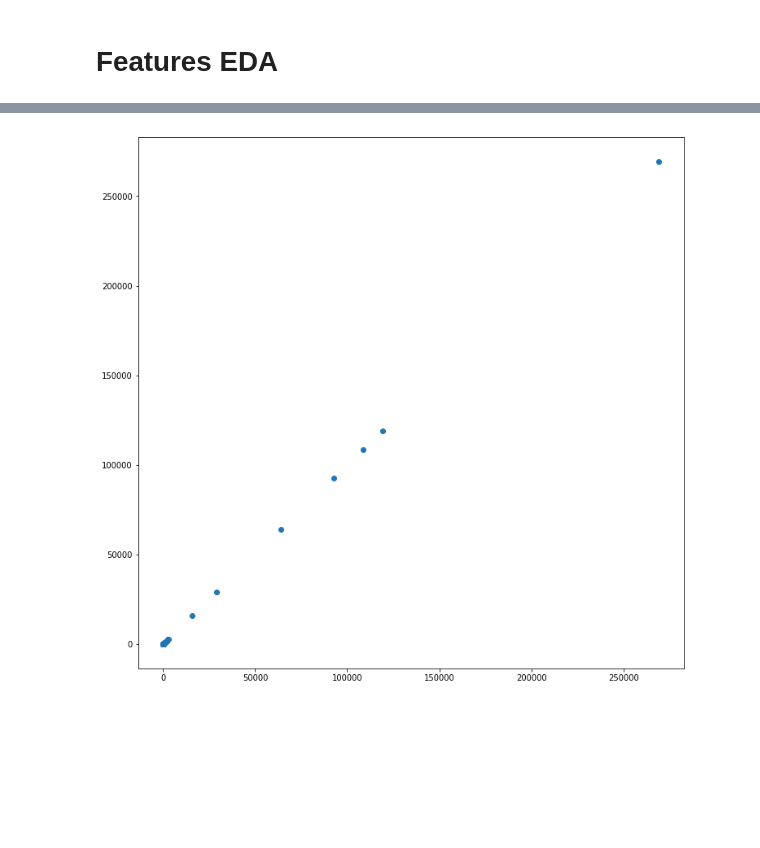
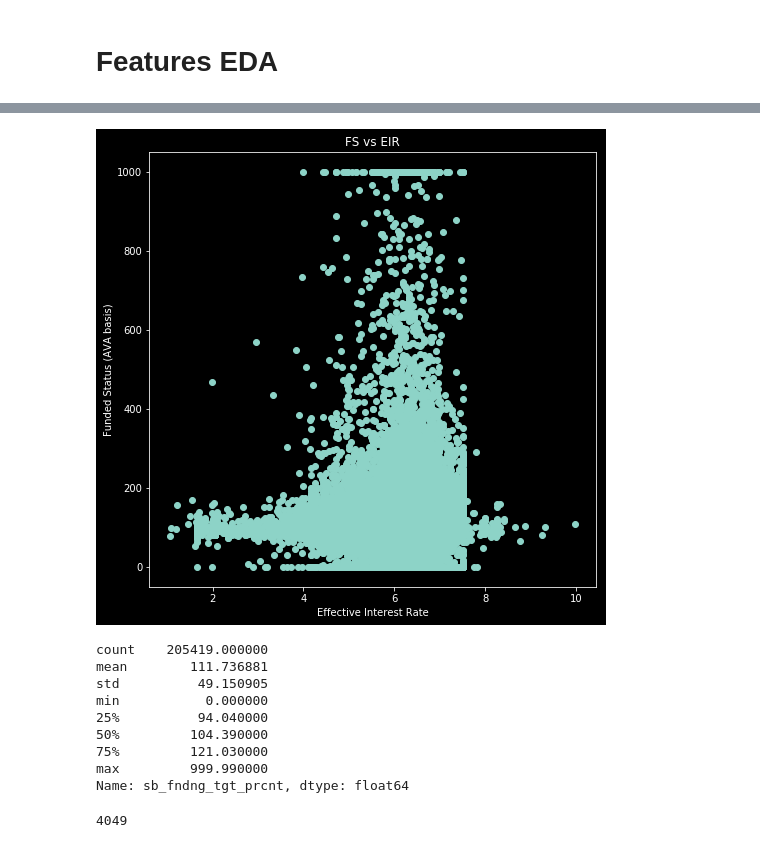
Before and after one commit to LindseyMoser/DSI_Capstone_B, a Jupyter notebook: 1_Data/PSQL_DF_EDA.ipynb, the cells around one changed output, grey strips where cells are left out. Cells and saved outputs as stored; diff of their text form; code cells hidden in the pictures; blank space fills up the shorter version.

```diff
--- a/1_Data/PSQL_DF_EDA.ipynb
+++ b/1_Data/PSQL_DF_EDA.ipynb
@@ -104,7 +68,8 @@ Name: sf_ind, dtype: int64
 <h3>Drop rows with NA</h3>
 # %%
 prelim_feat_df = eda_df[['ptp_cnt', 'sb_eff_int_rate_prcnt', 'year','sf_ind', \
-                         'sb_pr_yr_fndng_prcnt', 'mva_fs', 'sb_tot_fndng_tgt_amt']]
+                         'sb_pr_yr_fndng_prcnt', 'sb_tot_fndng_tgt_amt','mva_fs', \
+                          'sb_fndng_tgt_prcnt']]
 # %%
 prelim_feat_df.info()
 # %% [output]
@@ -146,6 +132,10 @@ memory usage: 9.4 MB
 <h1>Features EDA</h1>
 # %%
 from pandas.plotting import scatter_matrix
+# %%
+X2 = prelim_feat_df[['ptp_cnt', 'sb_eff_int_rate_prcnt', 'sf_ind', \
+                         'sb_pr_yr_fndng_prcnt', 'sb_fndng_tgt_prcnt']]
 # %%
-scatter_matrix(prelim_feat_df, alpha=0.6, figsize=(12, 12), diagonal='kde')
+plt.style.use(['dark_background'])
+scatter_matrix(X2, alpha=0.6, figsize=(12, 12), diagonal='kde')
 plt.show()
@@ -155,0 +146,3 @@ np.min(eda_df['sb_curr_value_ast_01_amt'])
+# %%
+eir_nonzero = X2[(X2['sb_eff_int_rate_prcnt'] >1) & (X2['sb_eff_int_rate_prcnt'] < 10)]
+y_eirnonzero = eir_nonzero['sb_fndng_tgt_prcnt'].values
@@ -156,7 +162,26 @@ np.min(eda_df['sb_curr_value_ast_01_amt'])
 # %%
-fig, ax = plt.subplots(1,1,figsize=(12,12))
+fig, ax = plt.subplots(1,1,figsize=(8,8))
 #plt.scatter(X['sb_pr_yr_fndng_prcnt'], y_fs)
-plt.scatter(y_fs, y_fs)
+plt.scatter(eir_nonzero['sb_eff_int_rate_prcnt'], y_eirnonzero)
+plt.xlabel('Effective Interest Rate')
+plt.ylabel('Funded Status (AVA basis)')
+plt.title('FS vs EIR')
 plt.show()
 # %% [output]
-[figure, old version]
+[figure, new version]
+# %%
+eir_nonzero['sb_fndng_tgt_prcnt'].describe()
+# %% [output]
+count    205419.000000
+mean        111.736881
+std          49.150905
+min           0.000000
+25%          94.040000
+50%         104.390000
+75%         121.030000
+max         999.990000
+Name: sb_fndng_tgt_prcnt, dtype: float64
+# %%
+len(eir_nonzero[eir_nonzero['sb_fndng_tgt_prcnt']> 200])
+# %% [output]
+4049
```
Also changed, not shown: parts of 19 cells of this notebook, 1 other file.
